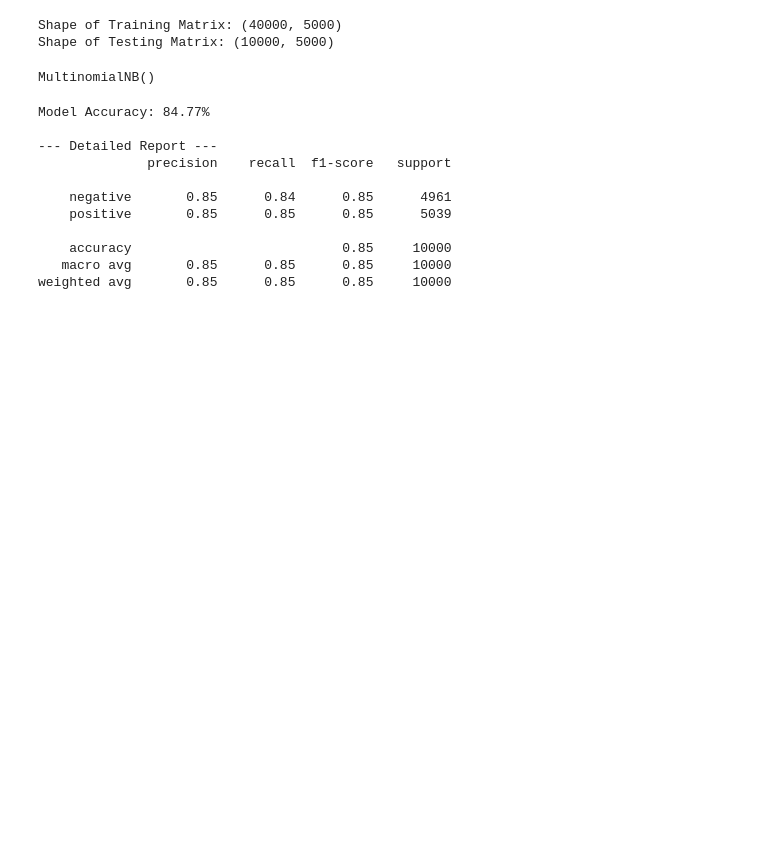
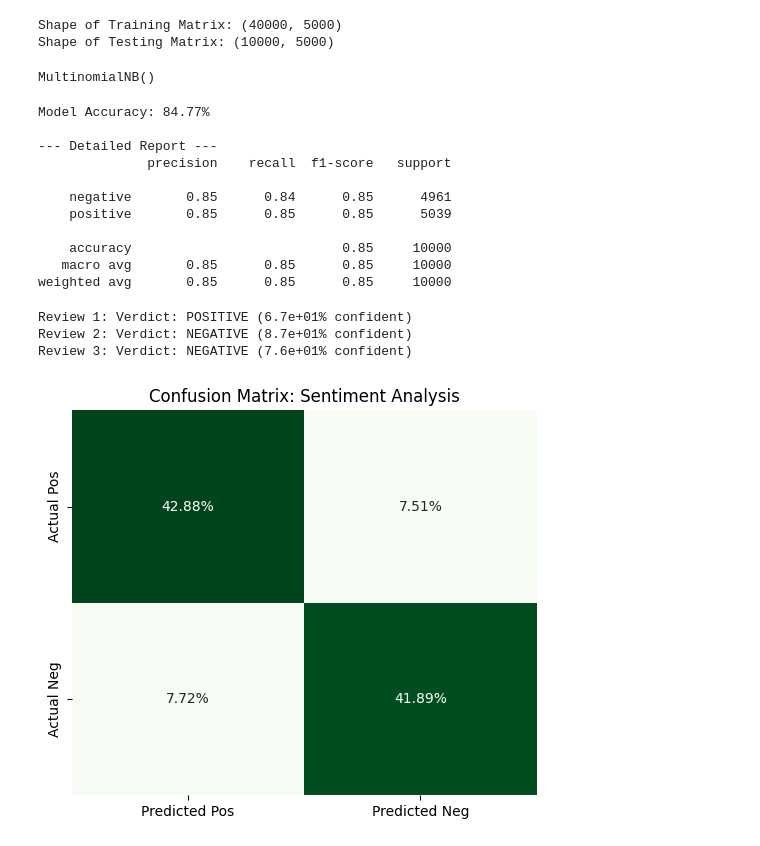
Before and after one commit to iAmPhyton/IMDB-Movie-Reeviews, a Jupyter notebook: imdb.ipynb, the cells around one changed output. Cells and saved outputs as stored; diff of their text form; code cells hidden in the pictures; blank space fills up the shorter version.

```diff
--- a/imdb.ipynb
+++ b/imdb.ipynb
@@ -121,0 +133,27 @@ weighted avg       0.85      0.85      0.85     10000
+# %%
+#running tests
+review1 = "I absolutely loved this film!"
+review2 = "Horrible Movie!"
+review3 = "It was okay, i guess! Could be better!"
+
+print(f"Review 1: {predict_sentiment(review1)}")
+print(f"Review 2: {predict_sentiment(review2)}")
+print(f"Review 3: {predict_sentiment(review3)}")
+# %% [output]
+Review 1: Verdict: POSITIVE (6.7e+01% confident)
+Review 2: Verdict: NEGATIVE (8.7e+01% confident)
+Review 3: Verdict: NEGATIVE (7.6e+01% confident)
+# %%
+from sklearn.metrics import confusion_matrix
+#adding confusion matrix visuals
+cm_imdb = confusion_matrix(y_test, y_pred, labels=['positive', 'negative'])
+cm_percent = cm_imdb.astype('float') / cm_imdb.sum()
+
+plt.figure(figsize=(6,5))
+sns.heatmap(cm_percent, annot=True, fmt='.2%', cmap='Greens', cbar=False,
+            xticklabels=['Predicted Pos', 'Predicted Neg'],
+            yticklabels=['Actual Pos', 'Actual Neg'])
+plt.title('Confusion Matrix: Sentiment Analysis')
+plt.show()
+# %% [output]
+[figure, added]
```
Also changed, not shown: parts of 1 cell of this notebook.
